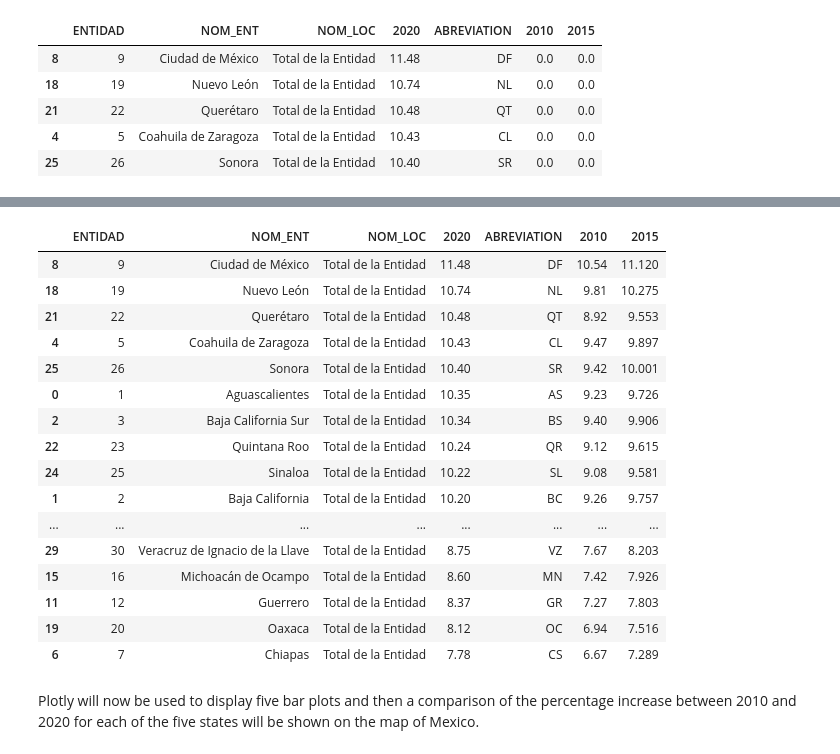
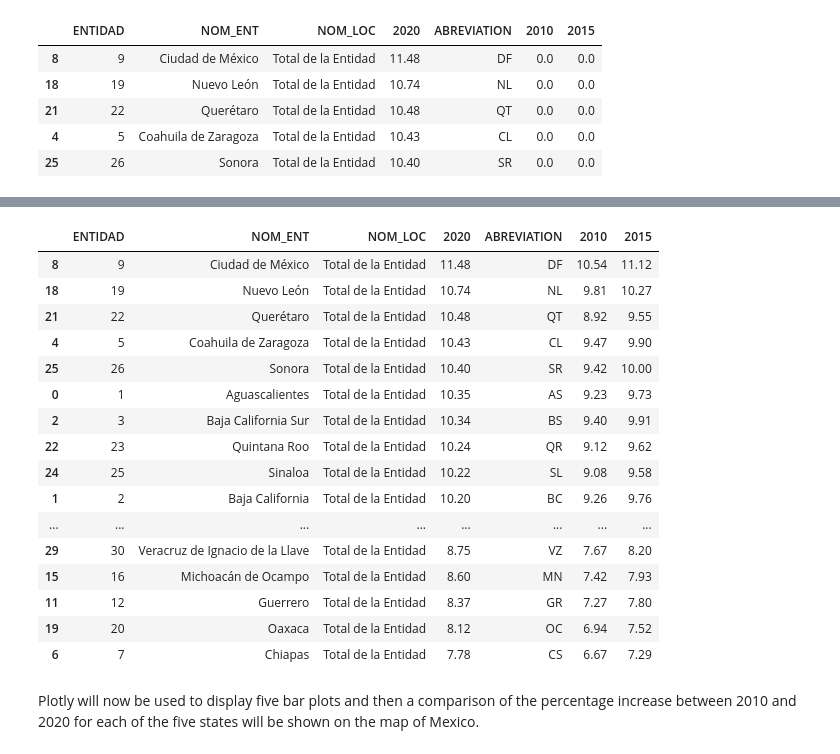
Before and after one commit to aarondiuz/Proyecto_Censo, a Jupyter notebook: Proyecto_Censo.ipynb, the cells around one changed output, grey strips where cells are left out. Saved outputs shown, nothing was run; the diff lists cells and outputs as text; code cells hidden in the pictures.

```diff
--- a/Proyecto_Censo.ipynb
+++ b/Proyecto_Censo.ipynb
@@ -296,7 +318,7 @@ if response.status_code==200:
             pass
         else:
             List_Periods.append(int(observation['TIME_PERIOD']))
-            List_AvgGrade.append(float("{:.3f}".format(float(observation['OBS_VALUE']))))
+            List_AvgGrade.append(round(float(observation['OBS_VALUE']),2))
 
     print(List_Periods,'\n\n',List_AvgGrade)
 # %% [output]
@@ -498,9 +516,9 @@ for i in range(1,33):
           else:
             entidad = int(observation['COBER_GEO'][-2:])
           if observation['TIME_PERIOD'] == '2010':
-            graproesState_top['2010'][entidad-1] = float("{:.3f}".format(float(observation['OBS_VALUE'])))
+            graproesState_top['2010'][entidad-1] = round(float(observation['OBS_VALUE']),2)
           elif observation['TIME_PERIOD'] == '2015':
-            graproesState_top['2015'][entidad-1] = float("{:.3f}".format(float(observation['OBS_VALUE'])))
+            graproesState_top['2015'][entidad-1] = round(float(observation['OBS_VALUE']),2)
 
 graproesState_top
 # %% [output]
@@ -524,20 +525,20 @@ graproesState_top
 |  | ENTIDAD | NOM_ENT | NOM_LOC | 2020 | ABREVIATION | 2010 | 2015 |
-| 8 | 9 | Ciudad de México | Total de la Entidad | 11.48 | DF | 10.54 | 11.120 |
-| 18 | 19 | Nuevo León | Total de la Entidad | 10.74 | NL | 9.81 | 10.275 |
-| 21 | 22 | Querétaro | Total de la Entidad | 10.48 | QT | 8.92 | 9.553 |
-| 4 | 5 | Coahuila de Zaragoza | Total de la Entidad | 10.43 | CL | 9.47 | 9.897 |
-| 25 | 26 | Sonora | Total de la Entidad | 10.40 | SR | 9.42 | 10.001 |
-| 0 | 1 | Aguascalientes | Total de la Entidad | 10.35 | AS | 9.23 | 9.726 |
-| 2 | 3 | Baja California Sur | Total de la Entidad | 10.34 | BS | 9.40 | 9.906 |
-| 22 | 23 | Quintana Roo | Total de la Entidad | 10.24 | QR | 9.12 | 9.615 |
-| 24 | 25 | Sinaloa | Total de la Entidad | 10.22 | SL | 9.08 | 9.581 |
-| 1 | 2 | Baja California | Total de la Entidad | 10.20 | BC | 9.26 | 9.757 |
+| 8 | 9 | Ciudad de México | Total de la Entidad | 11.48 | DF | 10.54 | 11.12 |
+| 18 | 19 | Nuevo León | Total de la Entidad | 10.74 | NL | 9.81 | 10.27 |
+| 21 | 22 | Querétaro | Total de la Entidad | 10.48 | QT | 8.92 | 9.55 |
+| 4 | 5 | Coahuila de Zaragoza | Total de la Entidad | 10.43 | CL | 9.47 | 9.90 |
+| 25 | 26 | Sonora | Total de la Entidad | 10.40 | SR | 9.42 | 10.00 |
+| 0 | 1 | Aguascalientes | Total de la Entidad | 10.35 | AS | 9.23 | 9.73 |
+| 2 | 3 | Baja California Sur | Total de la Entidad | 10.34 | BS | 9.40 | 9.91 |
+| 22 | 23 | Quintana Roo | Total de la Entidad | 10.24 | QR | 9.12 | 9.62 |
+| 24 | 25 | Sinaloa | Total de la Entidad | 10.22 | SL | 9.08 | 9.58 |
+| 1 | 2 | Baja California | Total de la Entidad | 10.20 | BC | 9.26 | 9.76 |
 | ... | ... | ... | ... | ... | ... | ... | ... |
-| 29 | 30 | Veracruz de Ignacio de la Llave | Total de la Entidad | 8.75 | VZ | 7.67 | 8.203 |
-| 15 | 16 | Michoacán de Ocampo | Total de la Entidad | 8.60 | MN | 7.42 | 7.926 |
-| 11 | 12 | Guerrero | Total de la Entidad | 8.37 | GR | 7.27 | 7.803 |
-| 19 | 20 | Oaxaca | Total de la Entidad | 8.12 | OC | 6.94 | 7.516 |
-| 6 | 7 | Chiapas | Total de la Entidad | 7.78 | CS | 6.67 | 7.289 |
+| 29 | 30 | Veracruz de Ignacio de la Llave | Total de la Entidad | 8.75 | VZ | 7.67 | 8.20 |
+| 15 | 16 | Michoacán de Ocampo | Total de la Entidad | 8.60 | MN | 7.42 | 7.93 |
+| 11 | 12 | Guerrero | Total de la Entidad | 8.37 | GR | 7.27 | 7.80 |
+| 19 | 20 | Oaxaca | Total de la Entidad | 8.12 | OC | 6.94 | 7.52 |
+| 6 | 7 | Chiapas | Total de la Entidad | 7.78 | CS | 6.67 | 7.29 |
 # %% [markdown]
 Plotly will now be used to display five bar plots and then a comparison of the percentage increase between 2010 and 2020 for each of the five states will be shown on the map of Mexico.
 # %%
```
Also changed, not shown: parts of 11 cells of this notebook.
